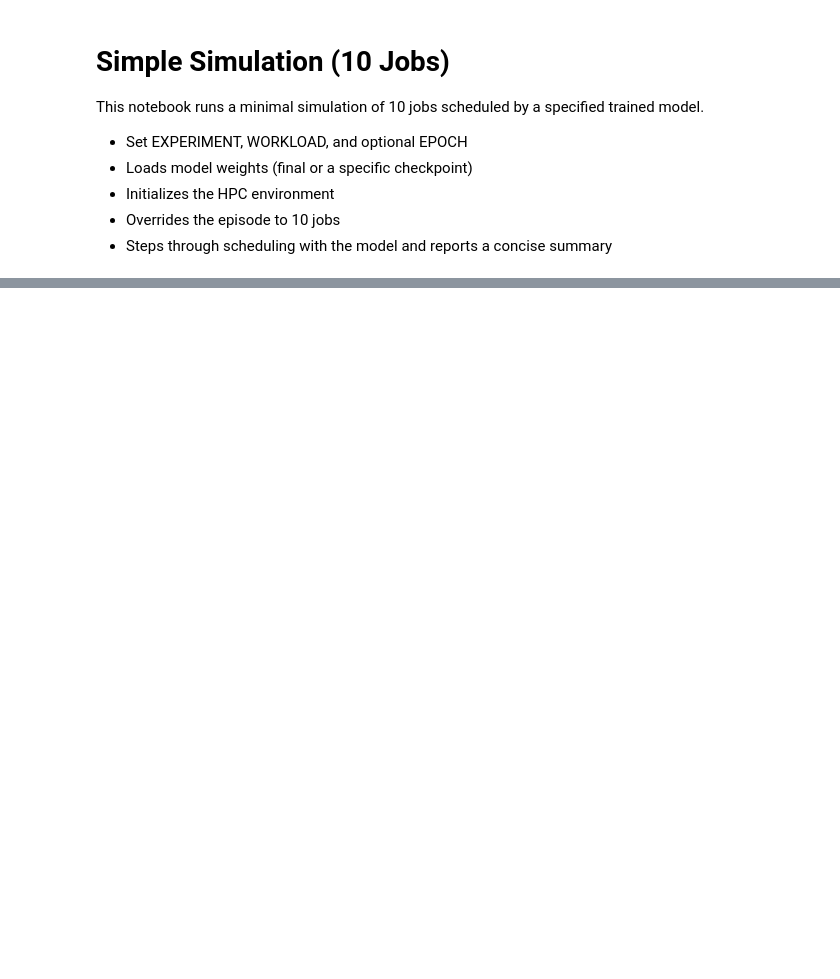
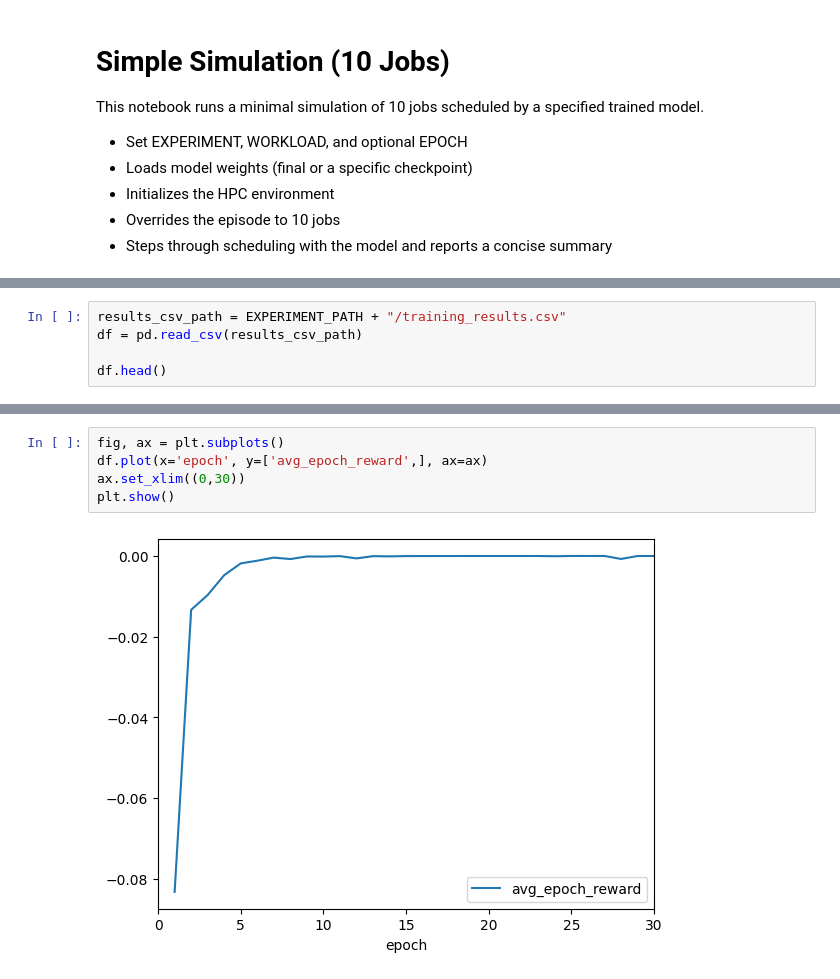
Before and after one commit to dadyownes15/rl-scheduler-v2, a Jupyter notebook: simple_simulation.ipynb, the cells around one changed output, grey strips where cells are left out. Cells and saved outputs as stored; diff of their text form; blank space fills up the shorter version.

```diff
--- a/simple_simulation.ipynb
+++ b/simple_simulation.ipynb
@@ -325,0 +251,5 @@ Total reward -3254.5742372050854
+# %%
+results_csv_path = EXPERIMENT_PATH + "/training_results.csv"
+df = pd.read_csv(results_csv_path)
+
+df.head()
@@ -325,0 +263,7 @@ Total reward -3254.5742372050854
+# %%
+fig, ax = plt.subplots()
+df.plot(x='epoch', y=['avg_epoch_reward',], ax=ax)
+ax.set_xlim((0,30))
+plt.show()
+# %% [output]
+[figure, added]
```
Also changed, not shown: parts of 8 cells of this notebook, 11 other files.
